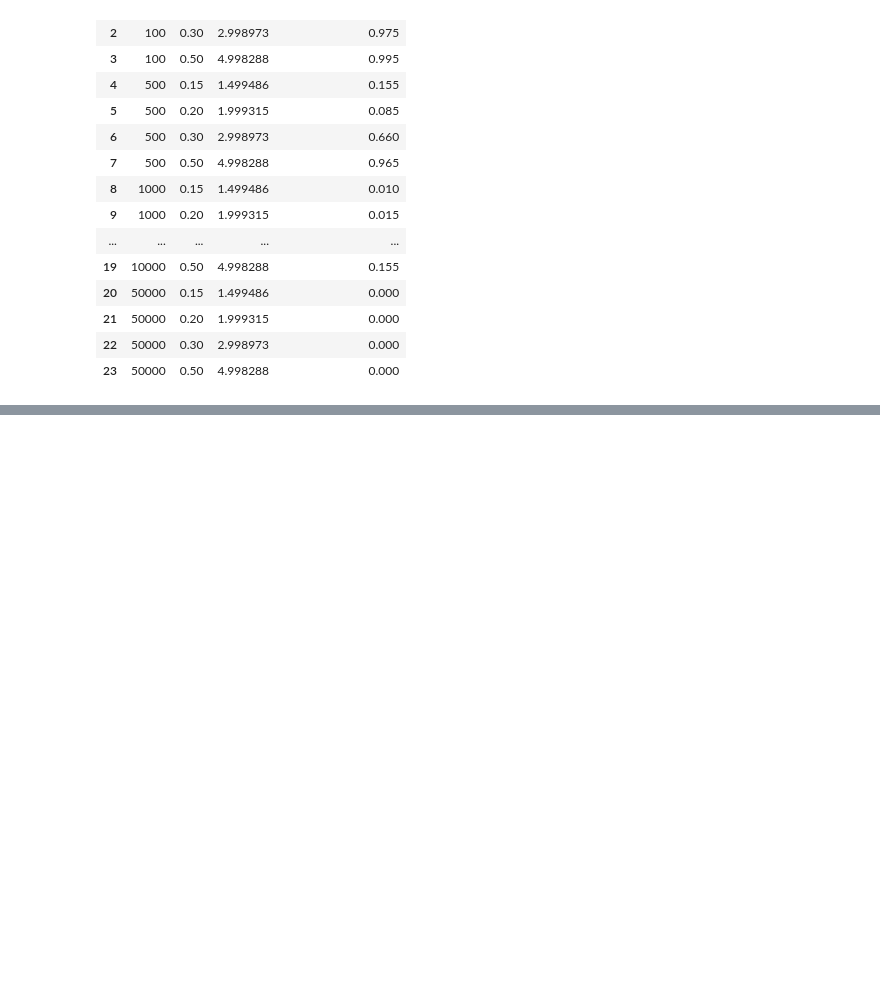
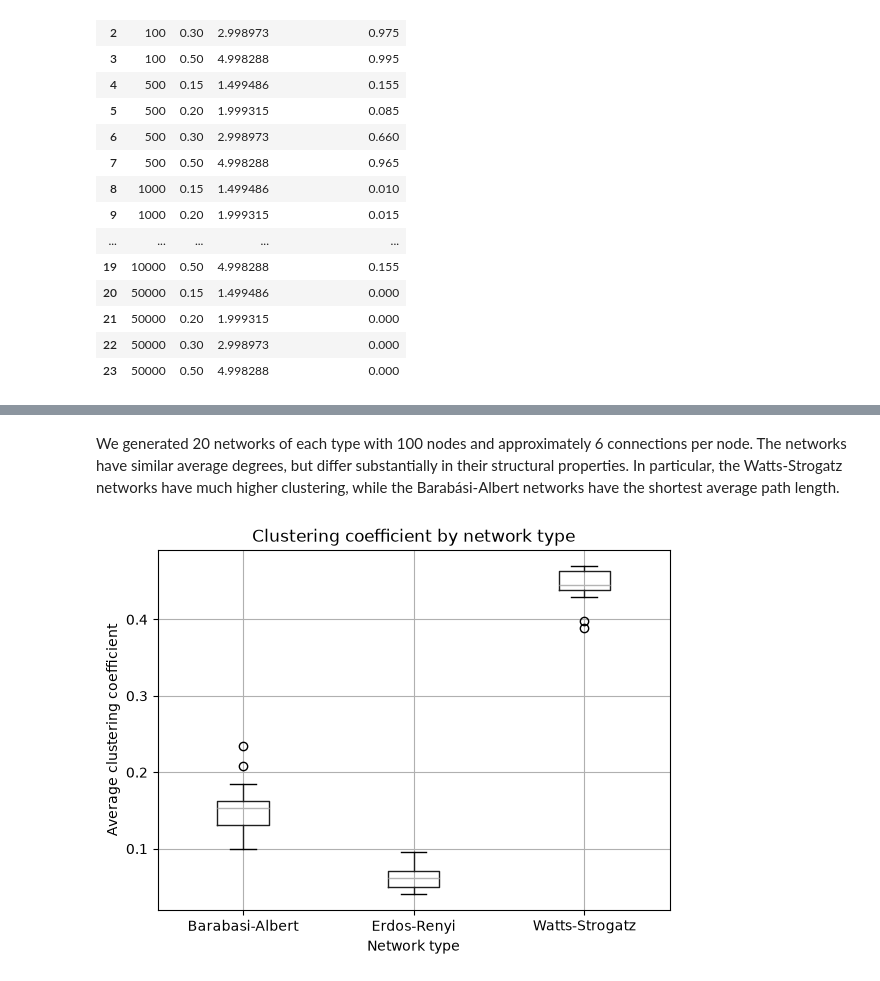
Before and after one commit to emilie-taffouraud/assignment2-stochastic-spatial-models, a Jupyter notebook: Jakobsen_16944763_Taffouraud_14886820_assignment2.ipynb, the cells around one changed output, grey strips where cells are left out. Saved outputs shown, nothing was run; the diff lists cells and outputs as text; code cells hidden in the pictures; blank space fills up the shorter version.

```diff
--- a/Jakobsen_16944763_Taffouraud_14886820_assignment2.ipynb
+++ b/Jakobsen_16944763_Taffouraud_14886820_assignment2.ipynb
@@ -1012,0 +1255,23 @@ plt.show()
+# %%
+# Calculate the statistics from all 60 networks (3 times 20 networks):
+
+all_stats = []
+
+for i, G in enumerate(ER_networks):
+    all_stats.append(
+        network_statistics(G, "Erdos-Renyi", i)
+    )
+
+for i, G in enumerate(WS_networks):
+    all_stats.append(
+        network_statistics(G, "Watts-Strogatz", i)
+    )
+
+for i, G in enumerate(BA_networks):
+    all_stats.append(
+        network_statistics(G, "Barabasi-Albert", i)
+    )
+
+network_stats_df = pd.DataFrame(all_stats)
+
+network_stats_df.head()
@@ -1012,0 +1304,17 @@ plt.show()
+# %% [markdown]
+We generated 20 networks of each type with 100 nodes and approximately 6 connections per node. The networks have similar average degrees, but differ substantially in their structural properties. In particular, the Watts-Strogatz networks have much higher clustering, while the Barabási-Albert networks have the shortest average path length.
+# %%
+# Plot the distribution of the clustering
+
+network_stats_df.boxplot(
+    column="average_clustering",
+    by="network_type"
+)
+
+plt.title("Clustering coefficient by network type")
+plt.suptitle("")
+plt.xlabel("Network type")
+plt.ylabel("Average clustering coefficient")
+plt.show()
+# %% [output]
+[figure, added]
```
Also changed, not shown: parts of 23 cells of this notebook.
